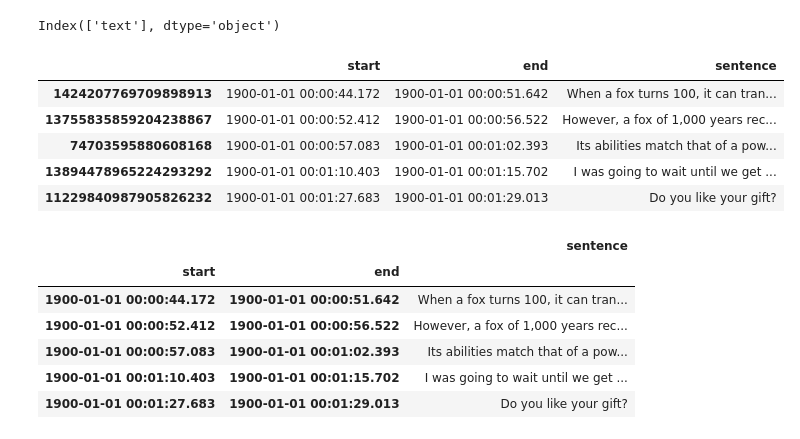
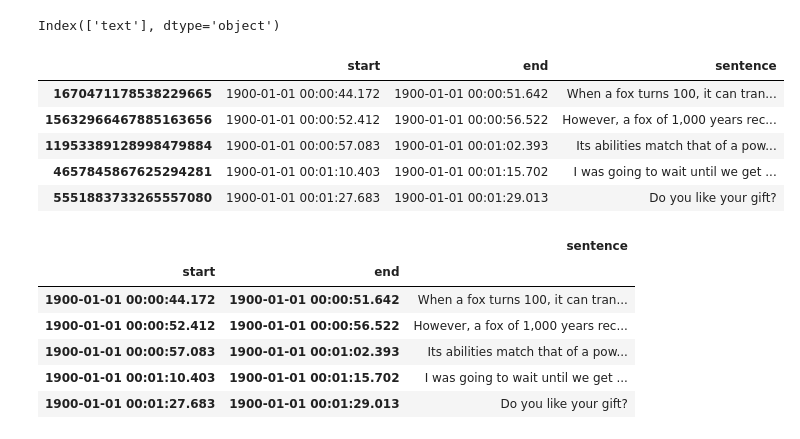
Before and after one commit to adhadse/Deepdubpy, a Jupyter notebook: 1_Sentence_generation_from_Subtitles.ipynb, the cells around one changed output. Saved outputs shown, nothing was run; the diff lists cells and outputs as text; code cells hidden in the pictures.

```diff
--- a/1_Clip Subtitles.ipynb
+++ b/1_Sentence_generation_from_Subtitles.ipynb
@@ -283,15 +285,15 @@ for i, sub in subs_df.iterrows():
     sentence = ""
 # %%
 sentence_df = pd.DataFrame(result, columns=["start", "end", "sentence"])
-sentence_df.index = pd.util.hash_pandas_object(sentence_df["sentence"], index=False)
+sentence_df.index = pd.util.hash_pandas_object(sentence_df[["start", "end"]], index=False)
 sentence_df.head()
 # %% [output]
 |  | start | end | sentence |
-| 1424207769709898913 | 1900-01-01 00:00:44.172 | 1900-01-01 00:00:51.642 | When a fox turns 100, it can tran... |
-| 13755835859204238867 | 1900-01-01 00:00:52.412 | 1900-01-01 00:00:56.522 | However, a fox of 1,000 years rec... |
-| 74703595880608168 | 1900-01-01 00:00:57.083 | 1900-01-01 00:01:02.393 | Its abilities match that of a pow... |
-| 13894478965224293292 | 1900-01-01 00:01:10.403 | 1900-01-01 00:01:15.702 | I was going to wait until we get ... |
-| 11229840987905826232 | 1900-01-01 00:01:27.683 | 1900-01-01 00:01:29.013 | Do you like your gift? |
+| 1670471178538229665 | 1900-01-01 00:00:44.172 | 1900-01-01 00:00:51.642 | When a fox turns 100, it can tran... |
+| 15632966467885163656 | 1900-01-01 00:00:52.412 | 1900-01-01 00:00:56.522 | However, a fox of 1,000 years rec... |
+| 11953389128998479884 | 1900-01-01 00:00:57.083 | 1900-01-01 00:01:02.393 | Its abilities match that of a pow... |
+| 4657845867625294281 | 1900-01-01 00:01:10.403 | 1900-01-01 00:01:15.702 | I was going to wait until we get ... |
+| 5551883733265557080 | 1900-01-01 00:01:27.683 | 1900-01-01 00:01:29.013 | Do you like your gift? |
 # %%
 pd.DataFrame(result, columns=["start", "end", "sentence"]).set_index(["start", "end"]).head()
 # %% [output]
```
Also changed, not shown: parts of 3 cells of this notebook, 7 other files.
